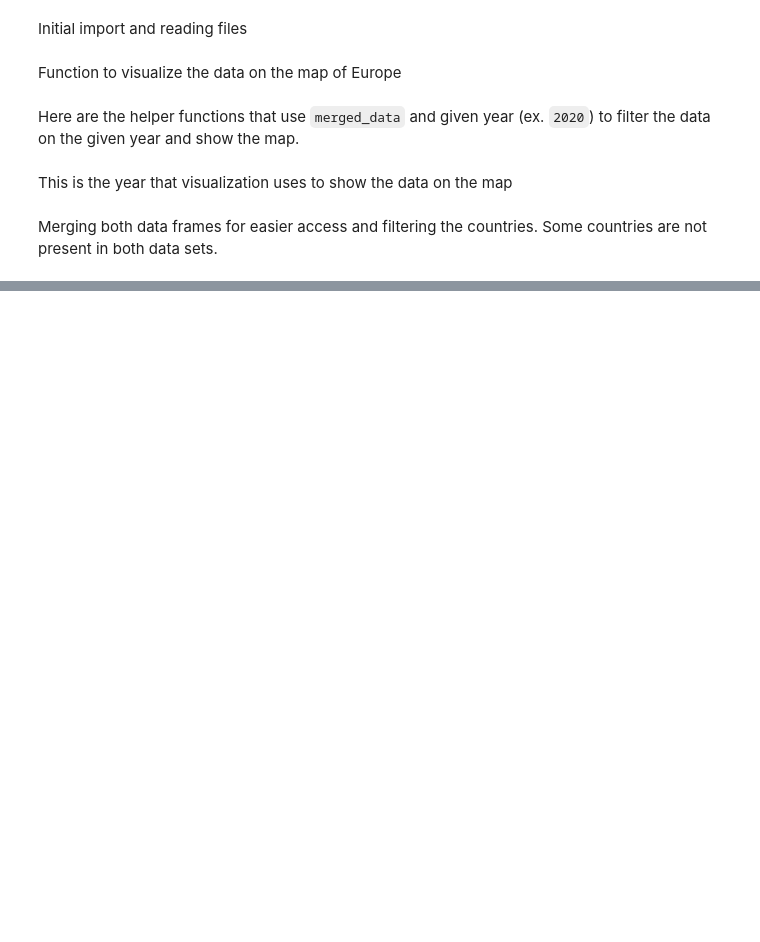
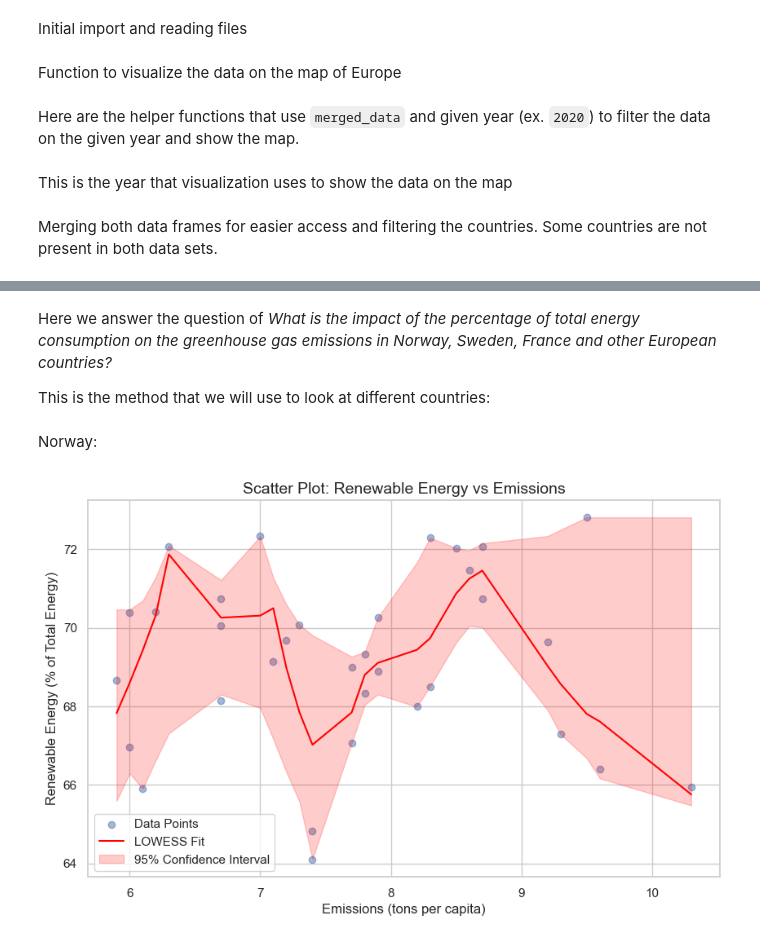
Before and after one commit to Asor1k/Data-Wrangling-Project, a Jupyter notebook: project.ipynb, the cells around one changed output, grey strips where cells are left out. Drawn from its saved outputs; the diff is of its cells as text; code cells hidden in the pictures; blank space fills up the shorter version.

Commit message:
Added the main question plot

```diff
--- a/project.ipynb
+++ b/project.ipynb
@@ -149,0 +161,4 @@ show_greenhouse_emissions_for_year(year, merged_data)
+# %% [markdown]
+Here we answer the question of *What is the impact of the percentage of total energy consumption on the greenhouse gas emissions in Norway, Sweden, France and other European countries?*
+
+This is the method that we will use to look at different countries:
@@ -149,0 +210,6 @@ show_greenhouse_emissions_for_year(year, merged_data)
+# %% [markdown]
+Norway:
+# %%
+show_impact_scatterplot(merged_data, 'Norway')
+# %% [output]
+[figure, added]
```
Also changed, not shown: parts of 10 cells of this notebook.
